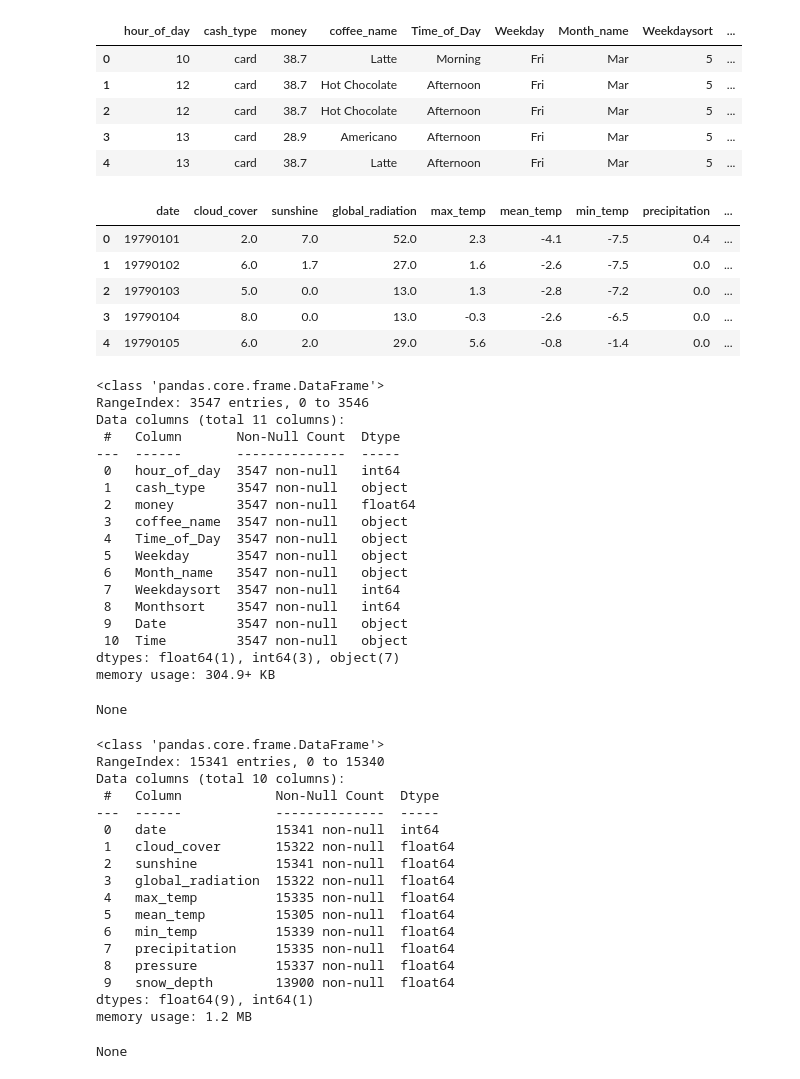
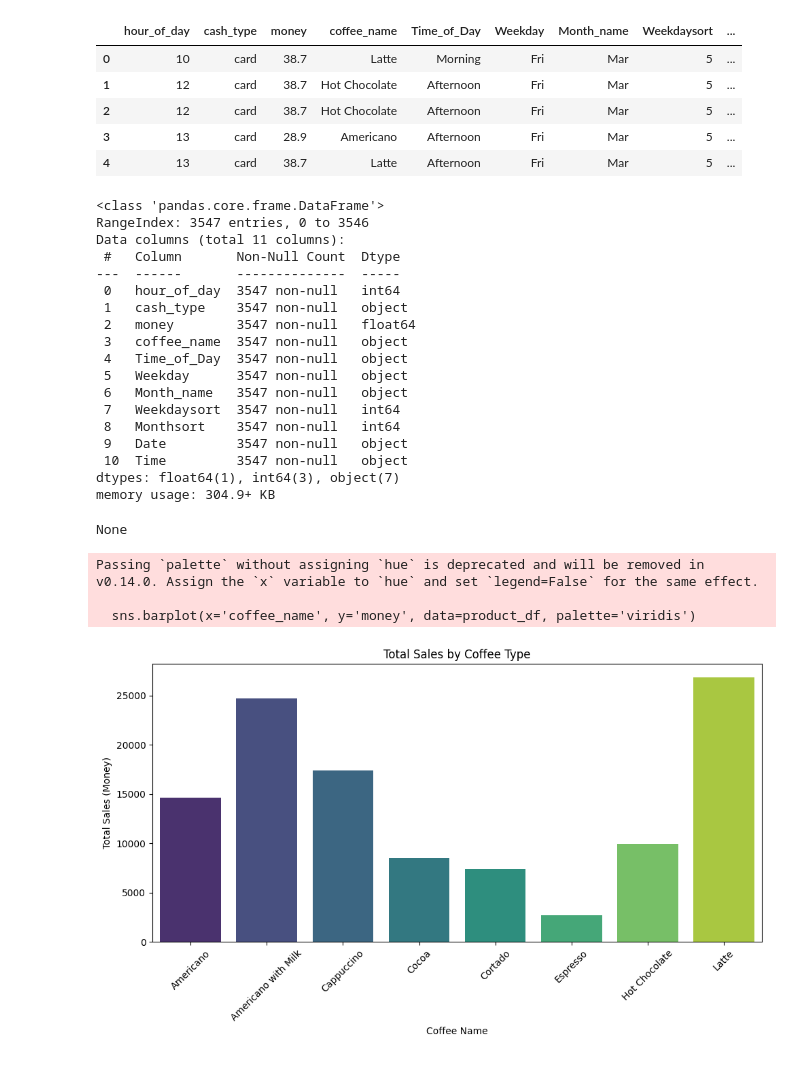
Before and after one commit to magjewel/capstone, a Jupyter notebook: coffee_sales.ipynb, the cells around one changed output. Drawn from its saved outputs; the diff is of its cells as text; code cells hidden in the pictures.

```diff
--- a/coffee_sales.ipynb
+++ b/coffee_sales.ipynb
@@ -13,21 +18,8 @@ coffee.head()
 | 2 | 12 | card | 38.7 | Hot Chocolate | Afternoon | Fri | Mar | 5 | ... |
 | 3 | 13 | card | 28.9 | Americano | Afternoon | Fri | Mar | 5 | ... |
 | 4 | 13 | card | 38.7 | Latte | Afternoon | Fri | Mar | 5 | ... |
-# %%
-weather = pd.read_csv('london_weather.csv')
-
-# Display the first 5 rows
-weather.head()
-# %% [output]
-|  | date | cloud_cover | sunshine | global_radiation | max_temp | mean_temp | min_temp | precipitation | ... |
-| 0 | 19790101 | 2.0 | 7.0 | 52.0 | 2.3 | -4.1 | -7.5 | 0.4 | ... |
-| 1 | 19790102 | 6.0 | 1.7 | 27.0 | 1.6 | -2.6 | -7.5 | 0.0 | ... |
-| 2 | 19790103 | 5.0 | 0.0 | 13.0 | 1.3 | -2.8 | -7.2 | 0.0 | ... |
-| 3 | 19790104 | 8.0 | 0.0 | 13.0 | -0.3 | -2.6 | -6.5 | 0.0 | ... |
-| 4 | 19790105 | 6.0 | 2.0 | 29.0 | 5.6 | -0.8 | -1.4 | 0.0 | ... |
 # %%
 display(coffee.info())
-display(weather.info())
 # %% [output]
 <class 'pandas.core.frame.DataFrame'>
 RangeIndex: 3547 entries, 0 to 3546
@@ -48,21 +40,25 @@ Data columns (total 11 columns):
 dtypes: float64(1), int64(3), object(7)
 memory usage: 304.9+ KB
 None
-<class 'pandas.core.frame.DataFrame'>
-RangeIndex: 15341 entries, 0 to 15340
-Data columns (total 10 columns):
- #   Column            Non-Null Count  Dtype
----  ------            --------------  -----
- 0   date              15341 non-null  int64
- 1   cloud_cover       15322 non-null  float64
- 2   sunshine          15341 non-null  float64
- 3   global_radiation  15322 non-null  float64
- 4   max_temp          15335 non-null  float64
- 5   mean_temp         15305 non-null  float64
- 6   min_temp          15339 non-null  float64
- 7   precipitation     15335 non-null  float64
- 8   pressure          15337 non-null  float64
- 9   snow_depth        13900 non-null  float64
-dtypes: float64(9), int64(1)
-memory usage: 1.2 MB
-None
+# %%
+import pandas as pd
+import matplotlib.pyplot as plt
+import seaborn as sns
+
+# Example: aggregate sales by coffee_name
+product_df = coffee.groupby('coffee_name').agg({'money':'sum'}).reset_index()
+
+# Bar plot: Total sales by coffee_name
+plt.figure(figsize=(10,6))
+sns.barplot(x='coffee_name', y='money', data=product_df, palette='viridis')
+plt.title('Total Sales by Coffee Type')
+plt.xlabel('Coffee Name')
+plt.ylabel('Total Sales (Money)')
+plt.xticks(rotation=45)
+plt.tight_layout()
+plt.show()
+# %% [output]
+Passing `palette` without assigning `hue` is deprecated and will be removed in v0.14.0. Assign the `x` variable to `hue` and set `legend=False` for the same effect.
+
+  sns.barplot(x='coffee_name', y='money', data=product_df, palette='viridis')
+[figure, added]
```
Also changed, not shown: parts of 4 cells of this notebook.
